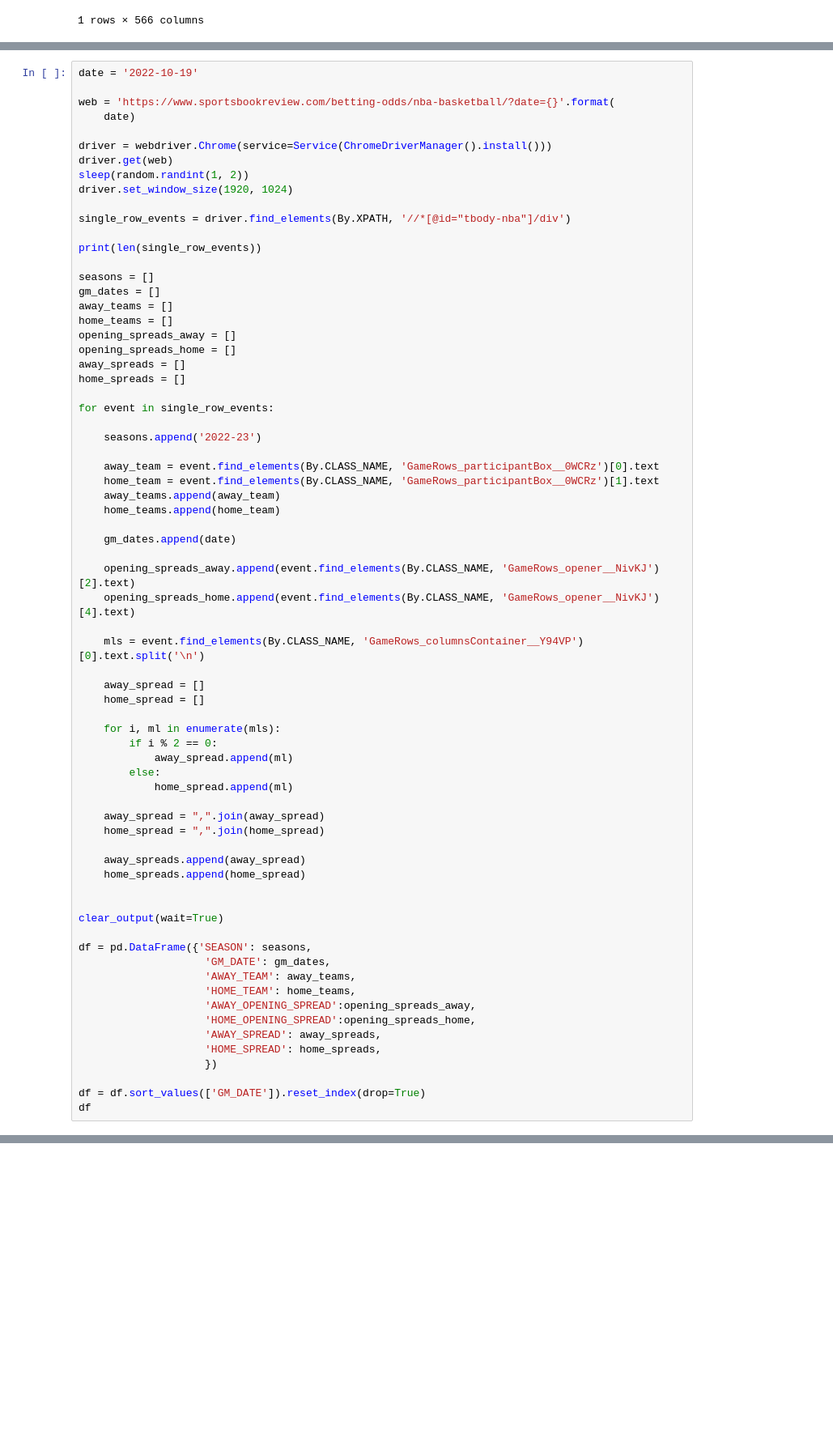
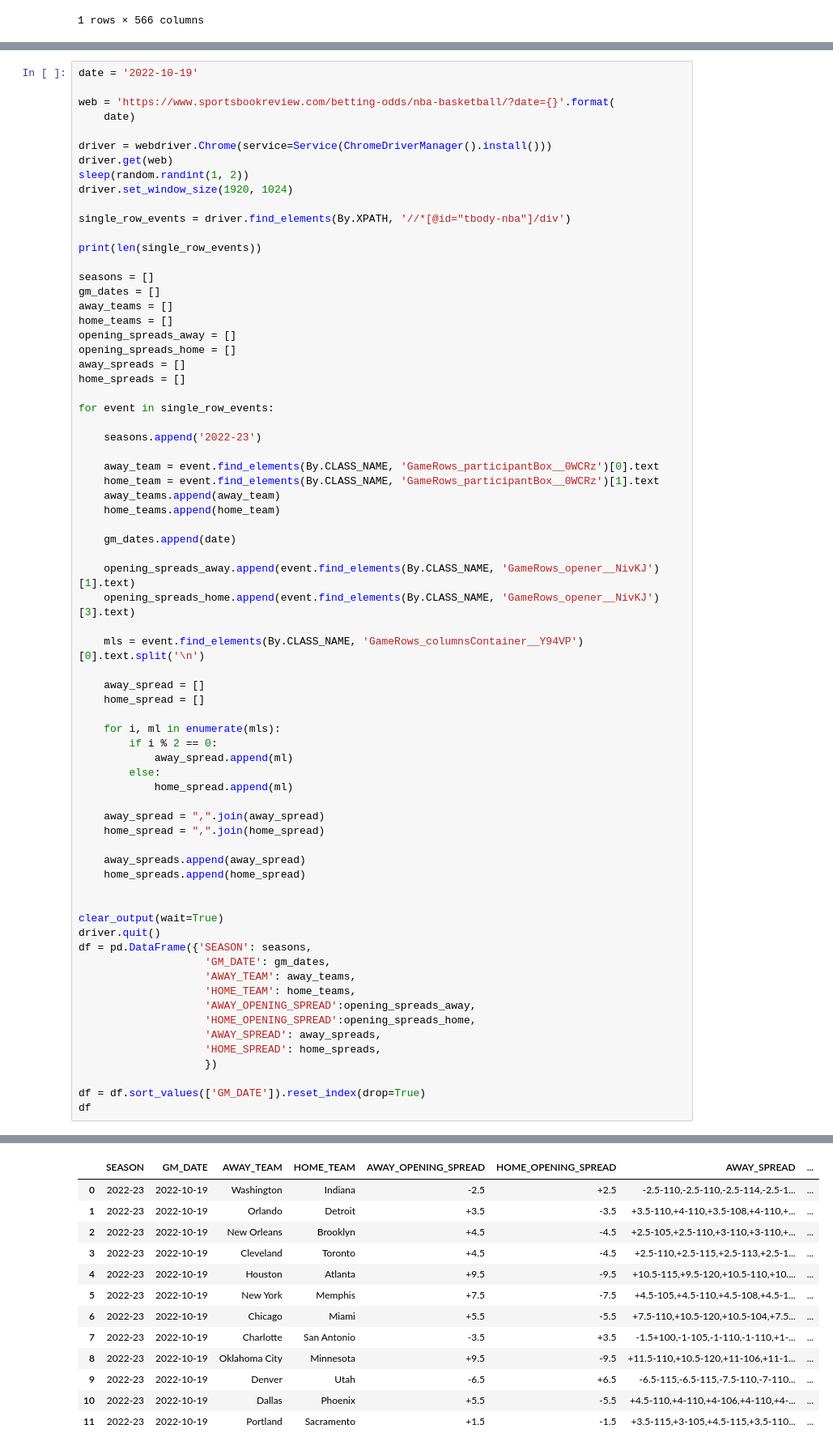
Before and after one commit to jnish23/NBA_Model_V2, a Jupyter notebook: notebooks/RegressionModelToProduction.ipynb, the cells around one changed output, grey strips where cells are left out. Shown at 81% size. Drawn from its saved outputs; the diff is of its cells as text; blank space fills up the shorter version.

Commit message:
fix update spreads function

```diff
--- a/notebooks/RegressionModelToProduction.ipynb
+++ b/notebooks/RegressionModelToProduction.ipynb
@@ -1156,8 +1141,8 @@ for event in single_row_events:
 
     gm_dates.append(date)
 
-    opening_spreads_away.append(event.find_elements(By.CLASS_NAME, 'GameRows_opener__NivKJ')[2].text)
-    opening_spreads_home.append(event.find_elements(By.CLASS_NAME, 'GameRows_opener__NivKJ')[4].text)
+    opening_spreads_away.append(event.find_elements(By.CLASS_NAME, 'GameRows_opener__NivKJ')[1].text)
+    opening_spreads_home.append(event.find_elements(By.CLASS_NAME, 'GameRows_opener__NivKJ')[3].text)
 
     mls = event.find_elements(By.CLASS_NAME, 'GameRows_columnsContainer__Y94VP')[0].text.split('\n')
 
@@ -1178,7 +1163,7 @@ for event in single_row_events:
 
 
 clear_output(wait=True)
-
+driver.quit()
 df = pd.DataFrame({'SEASON': seasons,
                     'GM_DATE': gm_dates,
                     'AWAY_TEAM': away_teams,
@@ -1195,0 +1180,13 @@ NameError: name 'opening_spreads_away' is not defined
+|  | SEASON | GM_DATE | AWAY_TEAM | HOME_TEAM | AWAY_OPENING_SPREAD | HOME_OPENING_SPREAD | AWAY_SPREAD | ... |
+| 0 | 2022-23 | 2022-10-19 | Washington | Indiana | -2.5 | +2.5 | -2.5-110,-2.5-110,-2.5-114,-2.5-1... | ... |
+| 1 | 2022-23 | 2022-10-19 | Orlando | Detroit | +3.5 | -3.5 | +3.5-110,+4-110,+3.5-108,+4-110,+... | ... |
+| 2 | 2022-23 | 2022-10-19 | New Orleans | Brooklyn | +4.5 | -4.5 | +2.5-105,+2.5-110,+3-110,+3-110,+... | ... |
+| 3 | 2022-23 | 2022-10-19 | Cleveland | Toronto | +4.5 | -4.5 | +2.5-110,+2.5-115,+2.5-113,+2.5-1... | ... |
+| 4 | 2022-23 | 2022-10-19 | Houston | Atlanta | +9.5 | -9.5 | +10.5-115,+9.5-120,+10.5-110,+10.... | ... |
+| 5 | 2022-23 | 2022-10-19 | New York | Memphis | +7.5 | -7.5 | +4.5-105,+4.5-110,+4.5-108,+4.5-1... | ... |
+| 6 | 2022-23 | 2022-10-19 | Chicago | Miami | +5.5 | -5.5 | +7.5-110,+10.5-120,+10.5-104,+7.5... | ... |
+| 7 | 2022-23 | 2022-10-19 | Charlotte | San Antonio | -3.5 | +3.5 | -1.5+100,-1-105,-1-110,-1-110,+1-... | ... |
+| 8 | 2022-23 | 2022-10-19 | Oklahoma City | Minnesota | +9.5 | -9.5 | +11.5-110,+10.5-120,+11-106,+11-1... | ... |
+| 9 | 2022-23 | 2022-10-19 | Denver | Utah | -6.5 | +6.5 | -6.5-115,-6.5-115,-7.5-110,-7-110... | ... |
+| 10 | 2022-23 | 2022-10-19 | Dallas | Phoenix | +5.5 | -5.5 | +4.5-110,+4-110,+4-106,+4-110,+4-... | ... |
+| 11 | 2022-23 | 2022-10-19 | Portland | Sacramento | +1.5 | -1.5 | +3.5-115,+3-105,+4.5-115,+3.5-110... | ... |
```
Also changed, not shown: parts of 14 cells of this notebook, 3 other files.
